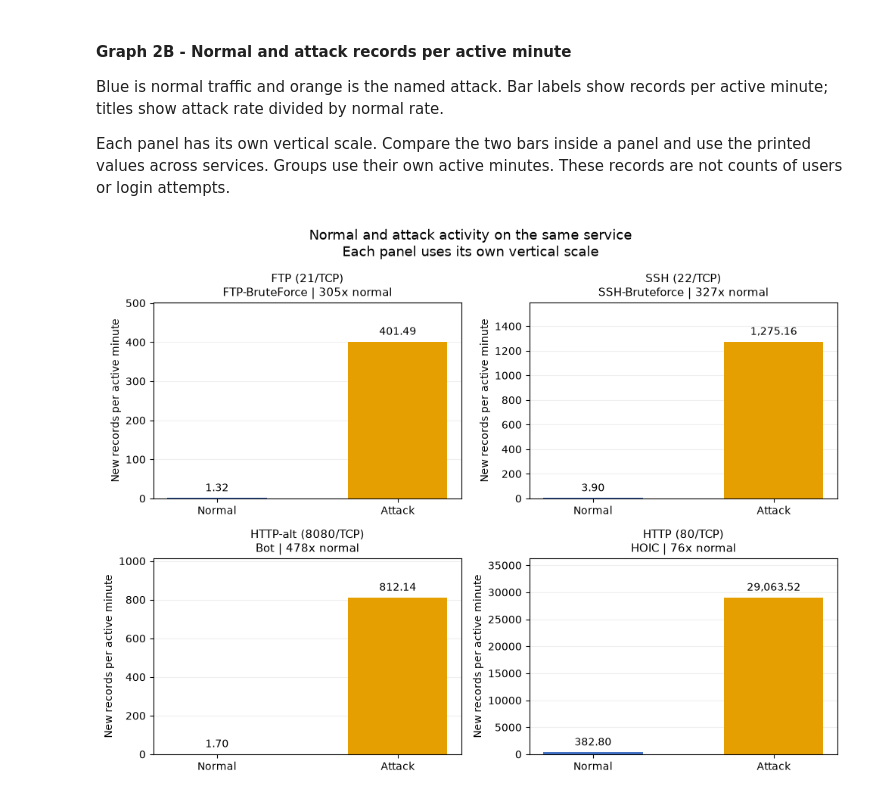
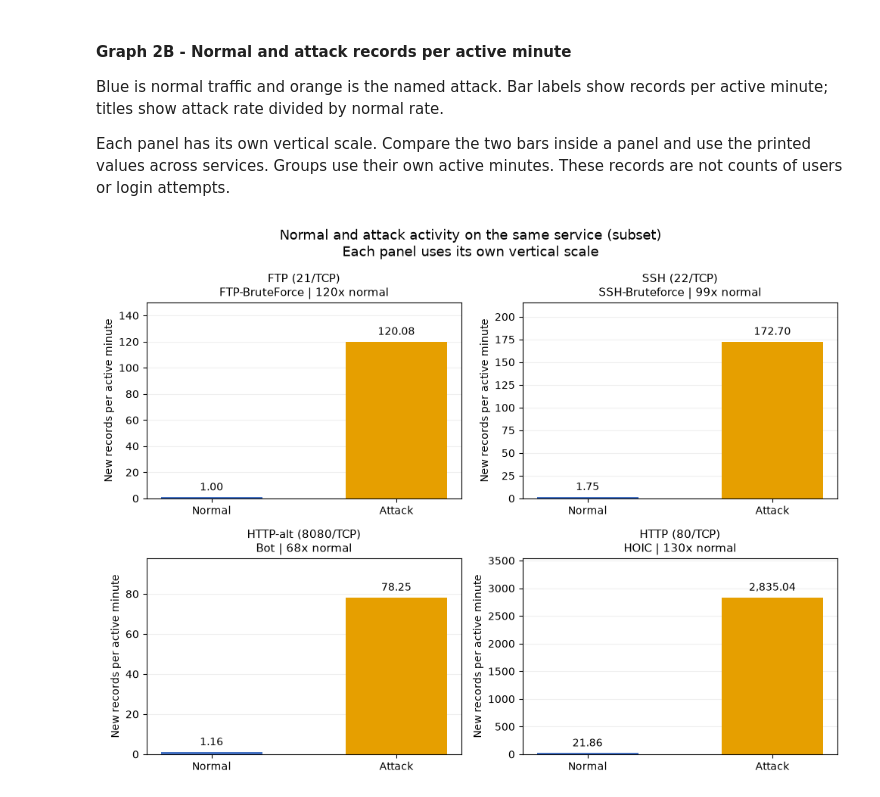
Before and after one commit to waleedm96/DPA-Cybersecurity-Analysis, a Jupyter notebook: notebooks/DPA_Volume_Part1.ipynb, the cells around one changed output. Drawn from its saved outputs; the diff is of its cells as text; code cells hidden in the pictures.

Commit message:
Add evaluation subset and dataset switch

```diff
--- a/notebooks/DPA_Volume_Part1.ipynb
+++ b/notebooks/DPA_Volume_Part1.ipynb
@@ -12,5 +16,6 @@ Set `DOWNLOAD_DATA = True` to download the original traffic and IANA. Leave it `
 # %%
-DOWNLOAD_DATA = False  # Set to True if you need to download the data.
+USE_SUBSET = True  # False uses all original traffic files.
+DOWNLOAD_DATA = False
 
 from pathlib import Path
 
@@ -24,14 +29,26 @@ if not (project_folder / "downloaders" / "download_data.py").is_file():
 
 data_folder = project_folder / "data"
 parquet_folder = data_folder / "parquet"
-print("Project folder:", project_folder)
+reports_folder = project_folder / "reports"
+mode = "subset" if USE_SUBSET else "full"
 
+if USE_SUBSET:
+    traffic_folder = data_folder / "subset"
+    traffic_files = sorted(traffic_folder.glob("data network and traffic subset*.csv"))
+    iana_file = traffic_folder / "service and port subset.csv"
+    parquet_folder = parquet_folder / "subset"
+    reports_folder = reports_folder / "subset"
+else:
+    traffic_folder = data_folder / "Dataset Network Traffic"
+    traffic_files = sorted(traffic_folder.glob("*.csv"))
+    iana_file = data_folder / "Dataset Service and Port" / "service-names-port-numbers.csv"
+
+print("Data mode:", mode, "| Traffic files:", len(traffic_files))
 if DOWNLOAD_DATA:
     import runpy
     downloader = runpy.run_path(str(project_folder / "downloaders" / "download_data.py"))
     downloader["download_traffic"](data_folder)
     downloader["download_iana"](data_folder)
-    print("Data is ready.")
-else:
-    print("Download skipped.")
+    if not USE_SUBSET:
+        traffic_files = sorted(traffic_folder.glob("*.csv"))
 # %% [output]
@@ -984,13 +999,13 @@ import pandas as pd
 import matplotlib.pyplot as plt
 import seaborn as sns
 
-label_results = pd.read_csv(project_folder / "reports" / "analysis" / "label_patterns.csv")
+label_results = pd.read_csv(reports_folder / "analysis" / "label_patterns.csv")
 chart_data = label_results.set_index("label").loc[
     ["Benign", "DDOS attack-HOIC", "Bot", "Infilteration", "DDOS attack-LOIC-UDP"]]
 traffic_labels = ["Normal", "HOIC", "Bot", "Infilteration", "LOIC-UDP"]
 colors = ["#4472C4"] + ["#E69F00"] * 4
 
-charts_folder = project_folder / "reports" / "charts"
+charts_folder = reports_folder / "charts"
 charts_folder.mkdir(parents=True, exist_ok=True)
 # %% [markdown]
 #### Graph 1A - Recorded bytes per packet
@@ -1039,14 +1054,14 @@ Graph 2A compares registered service ports. Graph 2B compares normal and attack
 # %% [markdown]
 Read the service summary. Percentages include all records in the label; `Other` includes destinations outside the five named groups.
 # %%
-service_results = pd.read_csv(project_folder / "reports" / "analysis" / "service_patterns.csv")
+service_results = pd.read_csv(reports_folder / "analysis" / "service_patterns.csv")
 service_order = ["FTP (21/TCP)", "SSH (22/TCP)", "HTTP (80/TCP)",
                  "HTTP-alt (8080/TCP)", "DNS (53/UDP)", "Other"]
 row_order = ["Benign", "FTP-BruteForce", "SSH-Bruteforce", "Bot",
               "DDOS attack-HOIC", "Infilteration"]
 service_shares = service_results.pivot(index="label", columns="service", values="percent_of_label")
 service_shares = service_shares.reindex(index=row_order, columns=service_order).fillna(0)
-charts_folder = project_folder / "reports" / "charts"
+charts_folder = reports_folder / "charts"
 charts_folder.mkdir(parents=True, exist_ok=True)
 # %% [markdown]
 #### Graph 2A - Services by traffic category
@@ -1058,7 +1073,7 @@ sns.heatmap(service_shares, annot=True, fmt=".1f", cmap="Blues", vmin=0, vmax=10
             linewidths=1, cbar_kws={"label": "Records within each category (%)"}, ax=ax)
 ax.set_yticklabels(["Normal", "FTP-BruteForce", "SSH-Bruteforce", "Bot", "HOIC", "Infilteration"], rotation=0)
 ax.set_xticklabels(["FTP\n21/TCP", "SSH\n22/TCP", "HTTP\n80/TCP", "HTTP-alt\n8080/TCP", "DNS\n53/UDP", "Other"], rotation=0)
-ax.set_title("Where does each category send its traffic?")
+ax.set_title(f"Where does each category send its traffic? ({mode})")
 ax.set_xlabel("Destination service and port")
 ax.set_ylabel("")
 fig.tight_layout()
@@ -1086,20 +1101,20 @@ activity = pd.DataFrame({
 activity["Times normal"] = (activity["Attack records/min"] / activity["Normal records/min"]).map("{:.0f}x".format)
 # %%
 fig, axes = plt.subplots(2, 2, figsize=(10, 7.5))
-fig.suptitle("Normal and attack activity on the same service\nEach panel uses its own vertical scale", fontsize=13)
+fig.suptitle(f"Normal and attack activity on the same service ({mode})\nEach panel uses its own vertical scale", fontsize=13)
 
 for ax, row in zip(axes.flat, activity.to_dict("records")):
     values = [row["Normal records/min"], row["Attack records/min"]]
     bars = ax.bar(["Normal", "Attack"], values, color=["#4472C4", "#E69F00"], width=0.55)
     ax.bar_label(bars, labels=[f"{value:,.2f}" for value in values], padding=4)
     ax.set_title(f'{row["Service"]}\n{row["Attack category"]} | {row["Times normal"]} normal', fontsize=11)
     ax.set_ylabel("New records per active minute")
     ax.set_ylim(0, max(values) * 1.25)
     ax.set_axisbelow(True)
     ax.grid(axis="y", alpha=0.2)
 
 fig.tight_layout()
 fig.savefig(charts_folder / "service_activity.png", dpi=160, bbox_inches="tight")
 plt.show()
 # %% [output]
-[figure, old version]
+[figure, new version]
```
Also changed, not shown: parts of 34 cells of this notebook, 16 other files.
